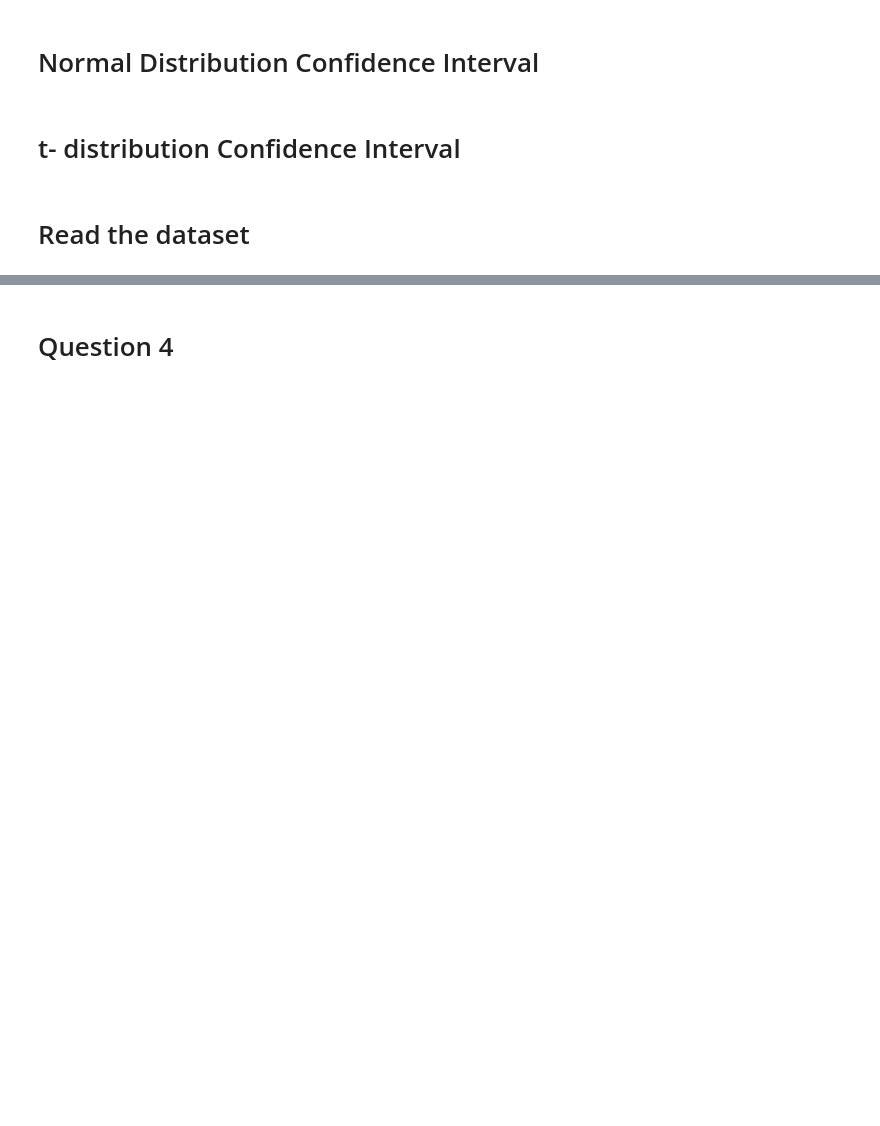
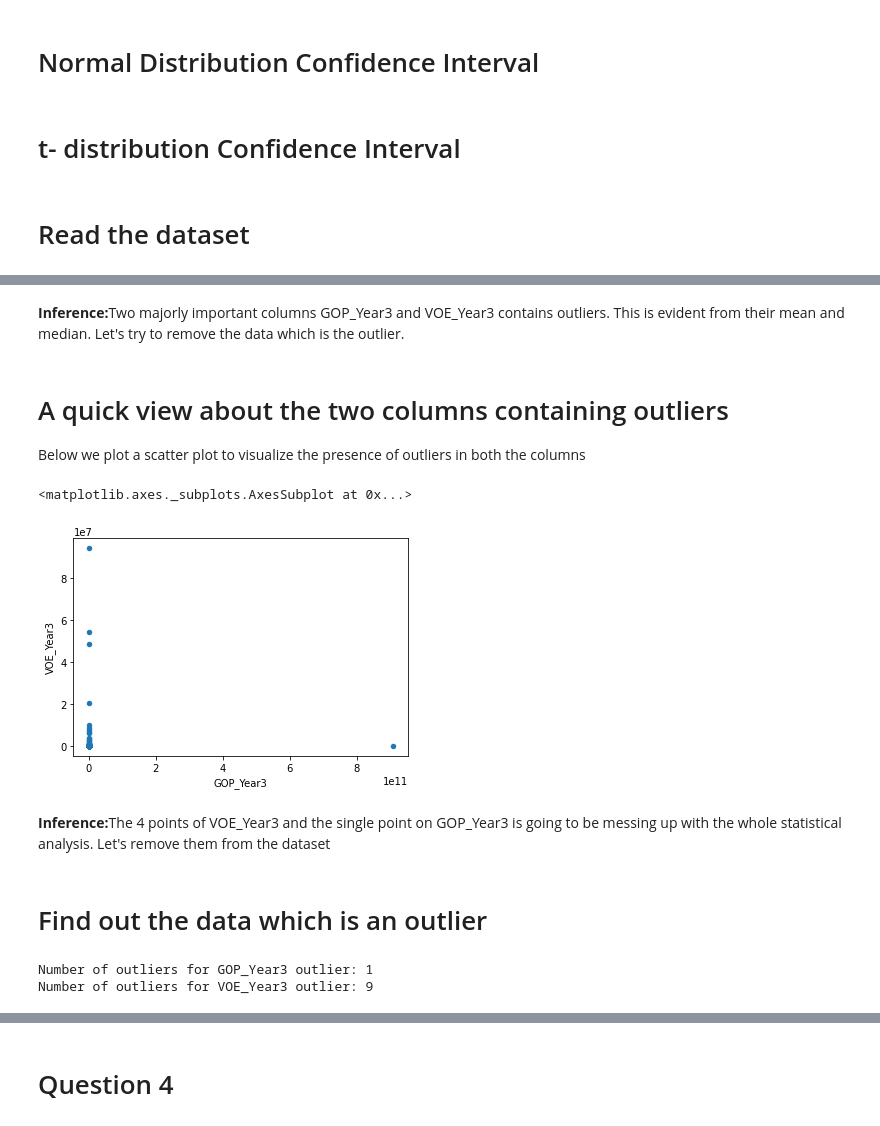
Before and after one commit to sandipto-sanyal/AMPBA-Group-Assignments, a Jupyter notebook: Group 17.ipynb, the cells around one changed output, grey strips where cells are left out. Saved outputs shown, nothing was run; the diff lists cells and outputs as text; code cells hidden in the pictures; blank space fills up the shorter version.

```diff
--- a/Group 17.ipynb
+++ b/Group 17.ipynb
@@ -172,0 +181,30 @@ dtype: object
+# %% [markdown]
+<b>Inference:</b>Two majorly important columns GOP_Year3 and VOE_Year3 contains outliers. This is evident from their mean and median. Let's try to remove the data which is the outlier.
+# %% [markdown]
+# A quick view about the two columns containing outliers
+Below we plot a scatter plot to visualize the presence of outliers in both the columns
+# %%
+df.plot.scatter('GOP_Year3','VOE_Year3')
+# %% [output]
+<matplotlib.axes._subplots.AxesSubplot at 0x...>
+[figure, added]
+# %% [markdown]
+<b>Inference:</b>The 4 points of VOE_Year3 and the single point on GOP_Year3 is going to be messing up with the whole statistical analysis. Let's remove them from the dataset
+# %% [markdown]
+# Find out the data which is an outlier
+# %%
+def check_outlier(value,mean,sd):
+    z = abs((value-mean)/sd)
+    return z > 3.5
+mean = df.GOP_Year3.mean()
+sd = df.GOP_Year3.std()
+df['GOP_Year3_is_outlier'] = df.GOP_Year3.apply(lambda row: check_outlier(row,mean,sd))
+
+mean = df.VOE_Year3.mean()
+sd = df.VOE_Year3.std()
+df['VOE_Year3_is_outlier'] = df.VOE_Year3.apply(lambda row: check_outlier(row,mean,sd))
+print('Number of outliers for GOP_Year3 outlier: {}'.format(len(df[df.GOP_Year3_is_outlier])))
+print('Number of outliers for VOE_Year3 outlier: {}'.format(len(df[df.VOE_Year3_is_outlier])))
+# %% [output]
+Number of outliers for GOP_Year3 outlier: 1
+Number of outliers for VOE_Year3 outlier: 9
```
Also changed, not shown: parts of 32 cells of this notebook, 3 other files.
